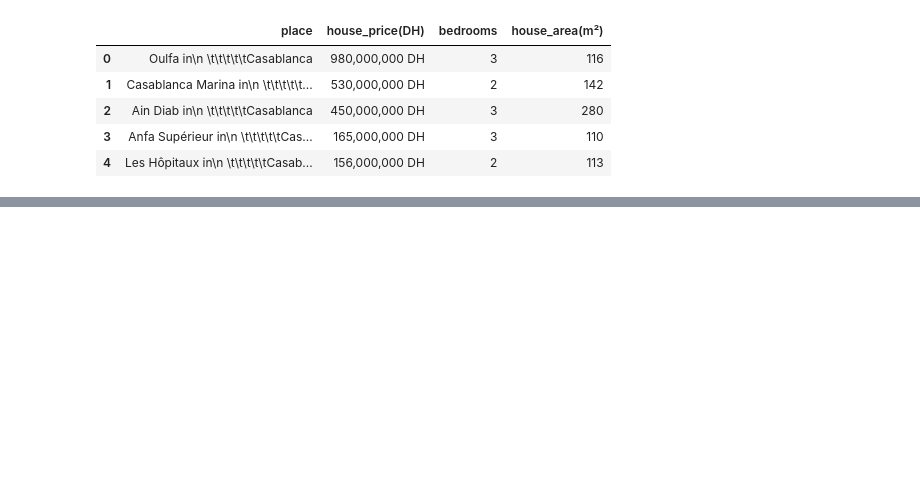
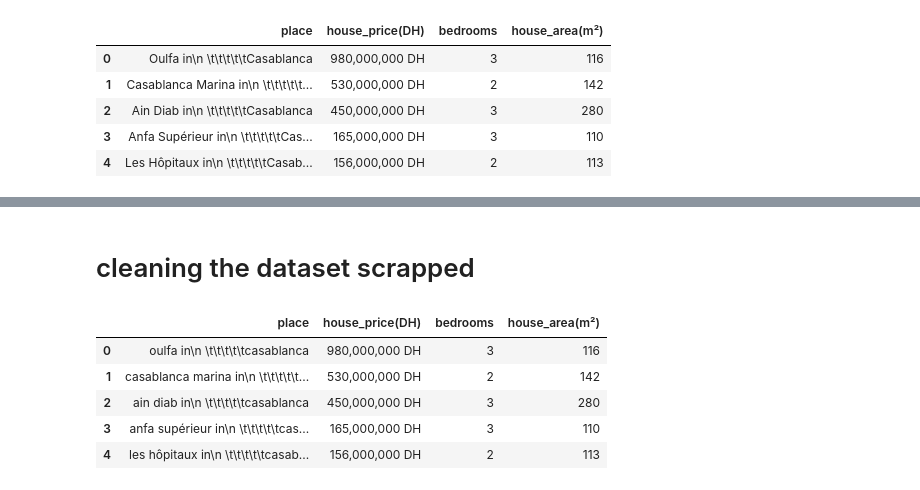
Before and after one commit to yuguerten/Casablanca-housing, a Jupyter notebook: housing_Casablanca_scraper.ipynb, the cells around one changed output, grey strips where cells are left out. Drawn from its saved outputs; the diff is of its cells as text; code cells hidden in the pictures; blank space fills up the shorter version.

```diff
--- a/housing_Casablanca_scraper.ipynb
+++ b/housing_Casablanca_scraper.ipynb
@@ -118,0 +124,12 @@ memory usage: 146.3+ KB
+# %% [markdown]
+# cleaning the dataset scrapped
+# %%
+def clean_text_round1(text):
+    '''Make text lowercase, remove text in square brackets, remove punctuation and remove words containing numbers.'''
+    text = text.lower()
+    text = re.sub('', '', text)
+    text = re.sub('[%s]' % re.escape(string.punctuation), '', text)
+    text = re.sub('\w*\d\w*', '', text)
+    return text
+
+round1 = lambda x: clean_text_round1(x)
@@ -118,0 +149,9 @@ memory usage: 146.3+ KB
+# %%
+housing_Casablanca.head()
+# %% [output]
+|  | place | house_price(DH) | bedrooms | house_area(m²) |
+| 0 | oulfa in\n \t\t\t\t\tcasablanca | 980,000,000 DH | 3 | 116 |
+| 1 | casablanca marina in\n \t\t\t\t\t... | 530,000,000 DH | 2 | 142 |
+| 2 | ain diab in\n \t\t\t\t\tcasablanca | 450,000,000 DH | 3 | 280 |
+| 3 | anfa supérieur in\n \t\t\t\t\tcas... | 165,000,000 DH | 3 | 110 |
+| 4 | les hôpitaux in\n \t\t\t\t\tcasab... | 156,000,000 DH | 2 | 113 |
```
Also changed, not shown: parts of 21 cells of this notebook.
